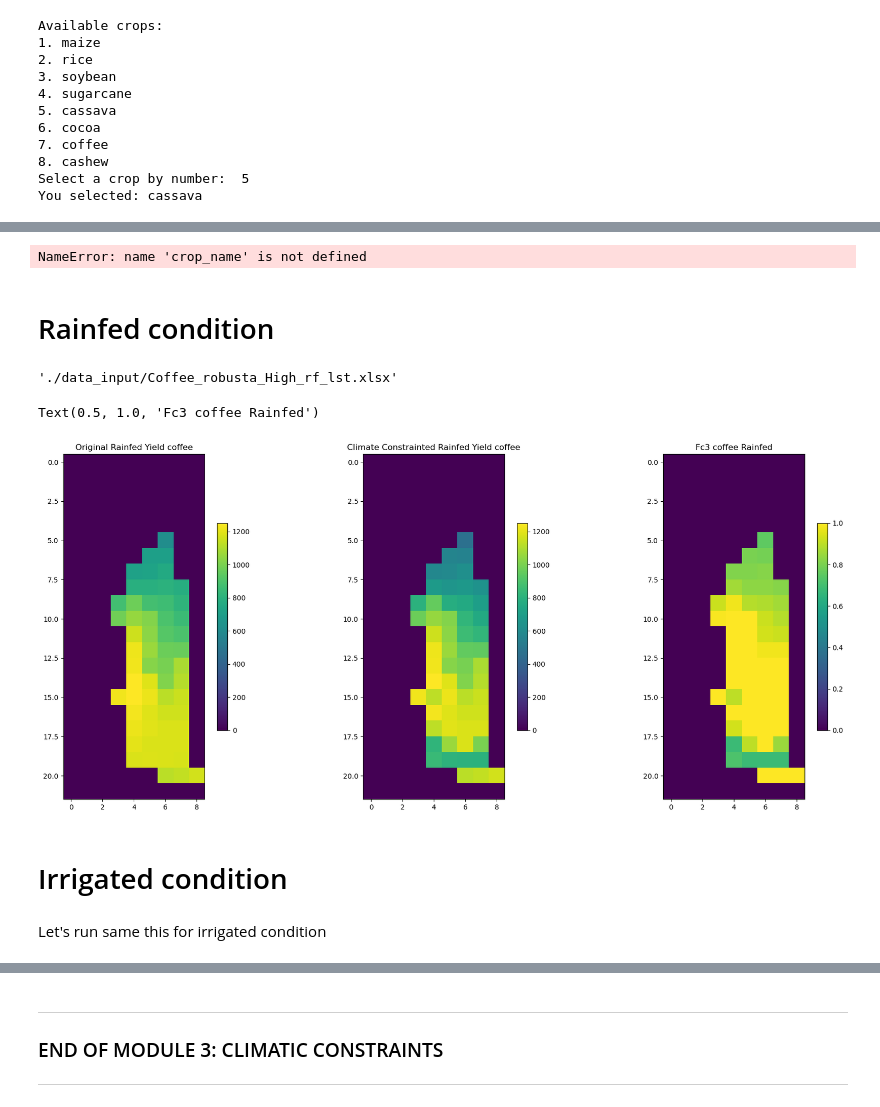
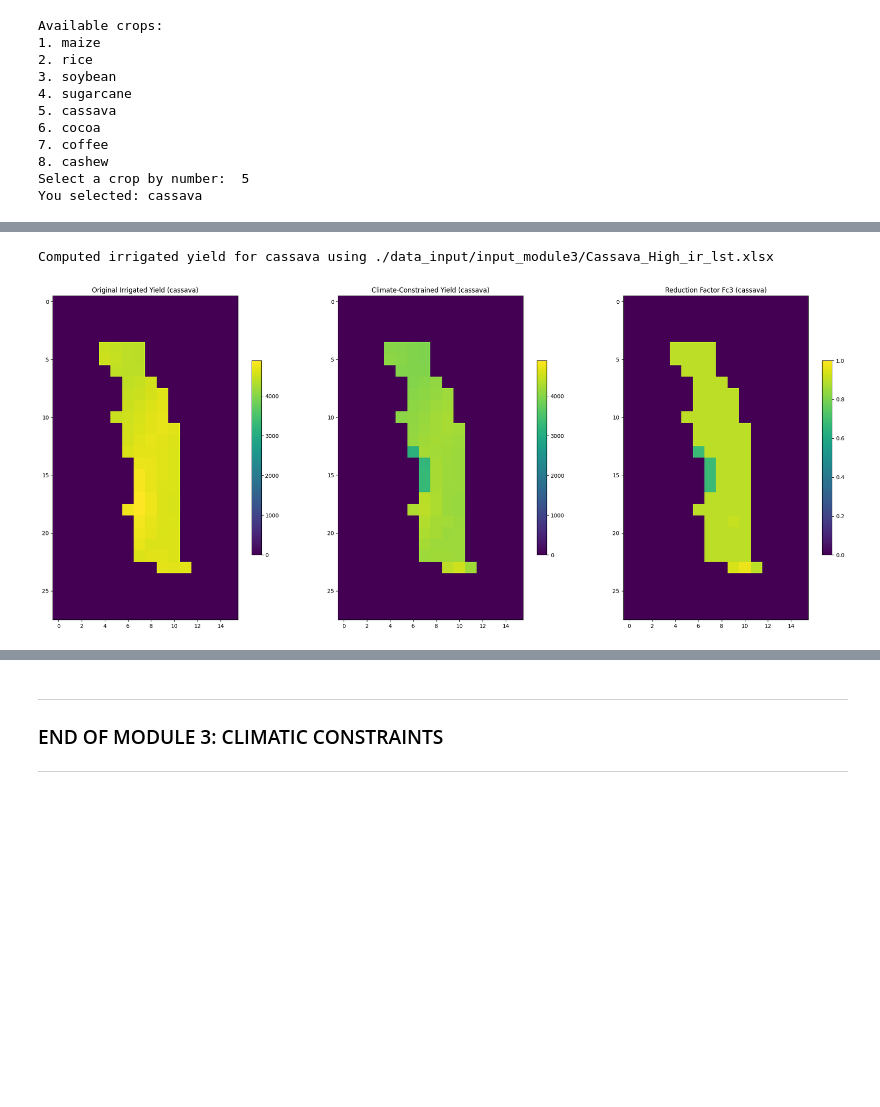
Before and after one commit to un-fao/pyaez, a Jupyter notebook: tutorials/NB3_ClimaticConstraints.ipynb, the cells around one changed output, grey strips where cells are left out. Cells and saved outputs as stored; diff of their text form; code cells hidden in the pictures; blank space fills up the shorter version.

```diff
--- a/tutorials/NB3_ClimaticConstraints.ipynb
+++ b/tutorials/NB3_ClimaticConstraints.ipynb
@@ -166,9 +69,0 @@ red_times_idx = [i for i,t in enumerate(times) if YEAR in str(t)]
-# %%
-'''importing library'''
-
-from pyaez import ClimaticConstraints
-clim_con = ClimaticConstraints.ClimaticConstraints(lat_min = lat_min, lat_max =lat_max,
-                                                   elevation=elevation, mask = mask ,
-                                                   no_mask_value=0)
-
-from pyaez.UtilitiesCalc import saveRaster
@@ -204,35 +69,0 @@ crop_name
-# %%
-# In this notebook, we will explore for rainfed conditons' agro-climatic constraints
-# Indica wetland rice_High_ir_lst.xlsx
-# Indica wetland rice_High_rf_lst.xlsx
-# Maize (tropical lowland  cultivars)_High_ir_lst.xlsx
-# Maize (tropical lowland  cultivars)_High_rf_lst.xlsx
-# Soybean (tropical and subtropical cultivars)_High_ir_lst.xlsx
-# Soybean (tropical and subtropical cultivars)_High_rf_lst.xlsx
-
-if crop_name in ['maize_H','maize']:
-    filename_ir = r'./data_input/Maize (tropical lowland  cultivars)_High_ir_lst.xlsx'
-    filename_rf = r'./data_input/Maize (tropical lowland  cultivars)_High_rf_lst.xlsx'
-elif crop_name in ['rice_H','rice']:
-    filename_ir = r'./data_input/Indica wetland rice_High_ir_lst.xlsx'
-    filename_rf = r'./data_input/Indica wetland rice_High_rf_lst.xlsx'
-elif crop_name in ['soybean_H','soybean']:
-    filename_ir = r'./data_input/Soybean (tropical and subtropical cultivars)_High_ir_lst.xlsx'
-    filename_rf = r'./data_input/Soybean (tropical and subtropical cultivars)_High_rf_lst.xlsx'
-elif crop_name in ['cassava_H','cassava']:
-    filename_ir = r'./data_input/Cassava_High_ir_lst.xlsx'
-    filename_rf = r'./data_input/Cassava_High_rf_lst.xlsx'
-elif crop_name in ['cocoa_H','cocoa']:
-    filename_ir = r'./data_input/Cocoa_High_ir_lst.xlsx'
-    filename_rf = r'./data_input/Cocoa_High_rf_lst.xlsx'
-elif crop_name in ['coffee_H','coffee']:
-    filename_ir = r'./data_input/Coffee_robusta_High_ir_lst.xlsx'
-    filename_rf = r'./data_input/Coffee_robusta_High_rf_lst.xlsx'
-# %% [output]
-NameError: name 'crop_name' is not defined
-# %% [markdown]
-# Rainfed condition
-# %%
-filename_rf
-# %% [output]
-'./data_input/Coffee_robusta_High_rf_lst.xlsx'
@@ -254,28 +70,10 @@ fc3_rain = clim_con.getClimateReductionFactor()
-# %%
-'''visualize results'''
-plt.figure(1, figsize=(22,9))
-plt.subplot(1,3,1)
-plt.imshow(yield_map_rain, vmax = np.max([clim_yield_rain, yield_map_rain]))
-plt.colorbar(shrink=0.6)
-plt.title(f'Original Rainfed Yield {crop_name}')
-
-plt.subplot(1,3,2)
-plt.imshow(clim_yield_rain, vmax = np.max([clim_yield_rain, yield_map_rain]))
-plt.colorbar(shrink=0.6)
-plt.title(f'Climate Constrainted Rainfed Yield {crop_name}')
-
-plt.subplot(1,3,3)
-plt.imshow(fc3_rain, vmax = 1)
-plt.colorbar(shrink=0.6)
-plt.title(f'Fc3 {crop_name} Rainfed')
-# %% [output]
-Text(0.5, 1.0, 'Fc3 coffee Rainfed')
-[figure, removed]
+# %%
+condition_type = 'irrigated'
+clim_yield_irr, fc3_irr = compute_yield(clim_con, condition_type, work_dir, country_name, year, plot_results=True)
+# %% [output]
+Computed irrigated yield for cassava using ./data_input/input_module3/Cassava_High_ir_lst.xlsx
+[figure, added]
 # %%
 '''save result (Rainfed Condition)'''
 saveRaster(mask_path, rf'./data_output/NB3/{crop_name}_yld_rain_m3.tif', clim_yield_rain)
 saveRaster(mask_path, rf'./data_output/NB3/fc3_{crop_name}_rain.tif', fc3_rain)
-# %% [markdown]
-# Irrigated condition
-# %% [markdown]
-Let's run same this for irrigated condition
```
Also changed, not shown: parts of 22 cells of this notebook, 2 other files.
